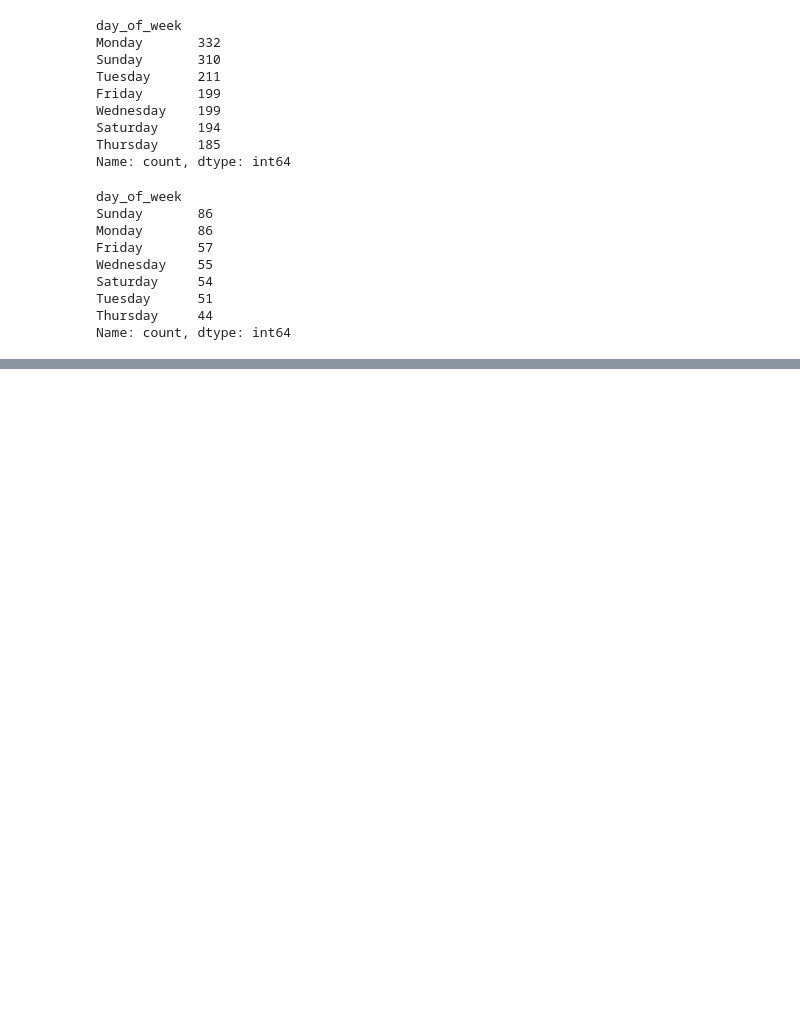
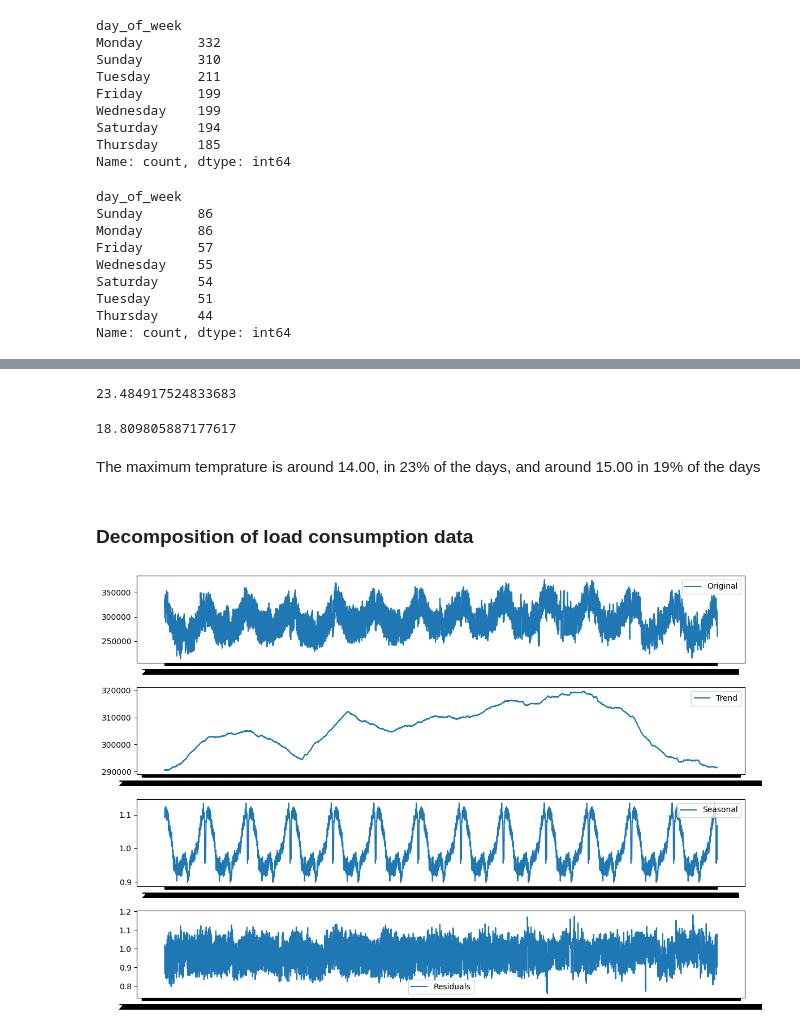
Before and after one commit to Carlos1971Salud/Hybrid-Forecasting-for-Sustainable-Electricity-Demand-in-The-Netherlands-Using-SARIMAX-SARIMAX-LSTM, a Jupyter notebook: data_patterns.ipynb, the cells around one changed output, grey strips where cells are left out. Cells and saved outputs as stored; diff of their text form; code cells hidden in the pictures; blank space fills up the shorter version.

```diff
--- a/data_patterns.ipynb
+++ b/data_patterns.ipynb
@@ -1149,0 +1169,3 @@ Name: count, dtype: int64
+# %%
+data_path = 'final_data_daily.csv'
+data = pd.read_csv(data_path)
@@ -1149,0 +1288,41 @@ Name: count, dtype: int64
+# %%
+len(weather[weather['HDMaxTemperature'] == 14]) / len(weather) * 100
+# %% [output]
+23.484917524833683
+# %%
+len(weather[weather['HDMaxTemperature'] == 15]) / len(weather) * 100
+# %% [output]
+18.809805887177617
+# %% [markdown]
+The maximum temprature is around 14.00, in 23% of  the days, and around 15.00 in 19% of the days
+# %% [markdown]
+###  Decomposition of load consumption data
+# %%
+from statsmodels.tsa.seasonal import seasonal_decompose
+
+df_decomp = data.set_index('Date')
+
+result = seasonal_decompose(df_decomp['DailyLoadConsumption'], model='multiplicative', period=365)
+
+plt.figure(figsize=(12, 8))
+
+plt.subplot(4, 1, 1)
+plt.plot(df_decomp.index, df_decomp['DailyLoadConsumption'], label='Original')
+plt.legend()
+
+plt.subplot(4, 1, 2)
+plt.plot(result.trend, label='Trend')
+plt.legend()
+
+plt.subplot(4, 1, 3)
+plt.plot(result.seasonal, label='Seasonal')
+plt.legend()
+
+plt.subplot(4, 1, 4)
+plt.plot(result.resid, label='Residuals')
+plt.legend()
+
+plt.tight_layout()
+plt.show()
+# %% [output]
+[figure, added]
```
Also changed, not shown: parts of 30 cells of this notebook, 23 other files.
